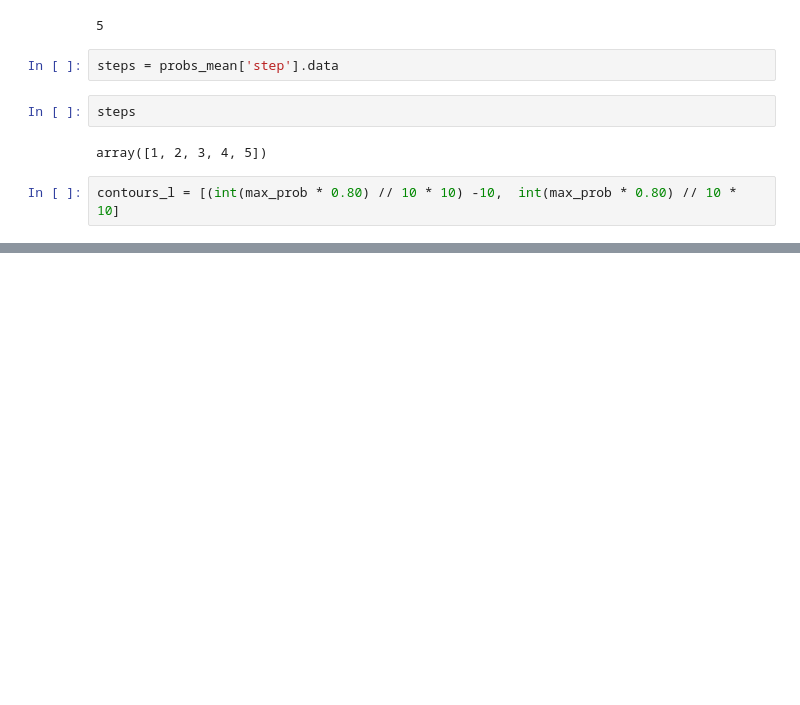
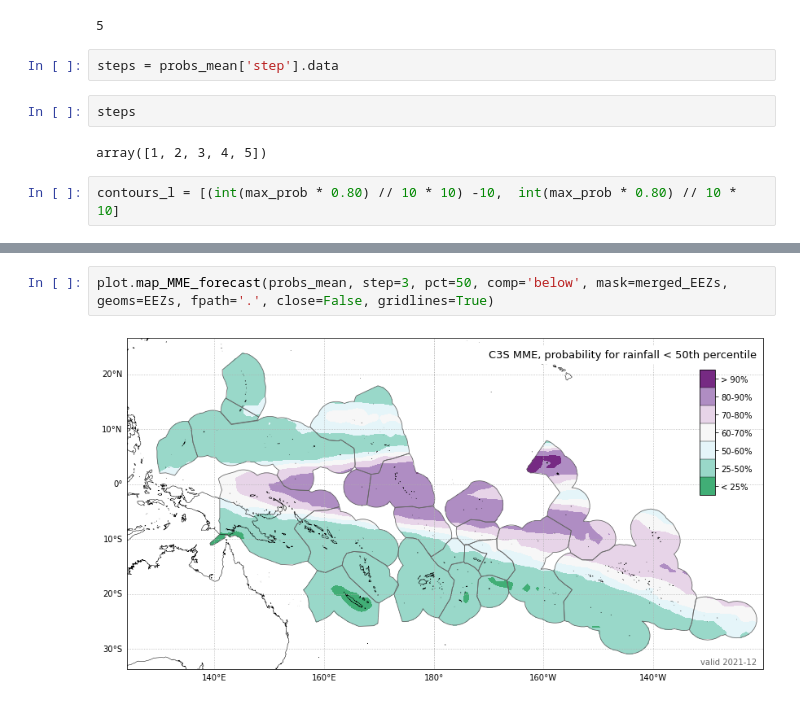
Before and after one commit to nicolasfauchereau/ICU_Water_Watch, a Jupyter notebook: notebooks/C3S/4_map_MME_probabilistic_forecast.ipynb, the cells around one changed output, grey strips where cells are left out. Drawn from its saved outputs; the diff is of its cells as text; blank space fills up the shorter version.

```diff
--- a/notebooks/C3S/4_map_MME_probabilistic_forecast.ipynb
+++ b/notebooks/C3S/4_map_MME_probabilistic_forecast.ipynb
@@ -372,0 +339,4 @@ f = plot.map_MME_probabilities(probs_mean_masked, nsteps=3, pct=pmax, shape=EEZs
+# %%
+plot.map_MME_forecast(probs_mean, step=3, pct=50, comp='below', mask=merged_EEZs, geoms=EEZs, fpath='.', close=False, gridlines=True)
+# %% [output]
+[figure, added]
```
Also changed, not shown: parts of 43 cells of this notebook.
